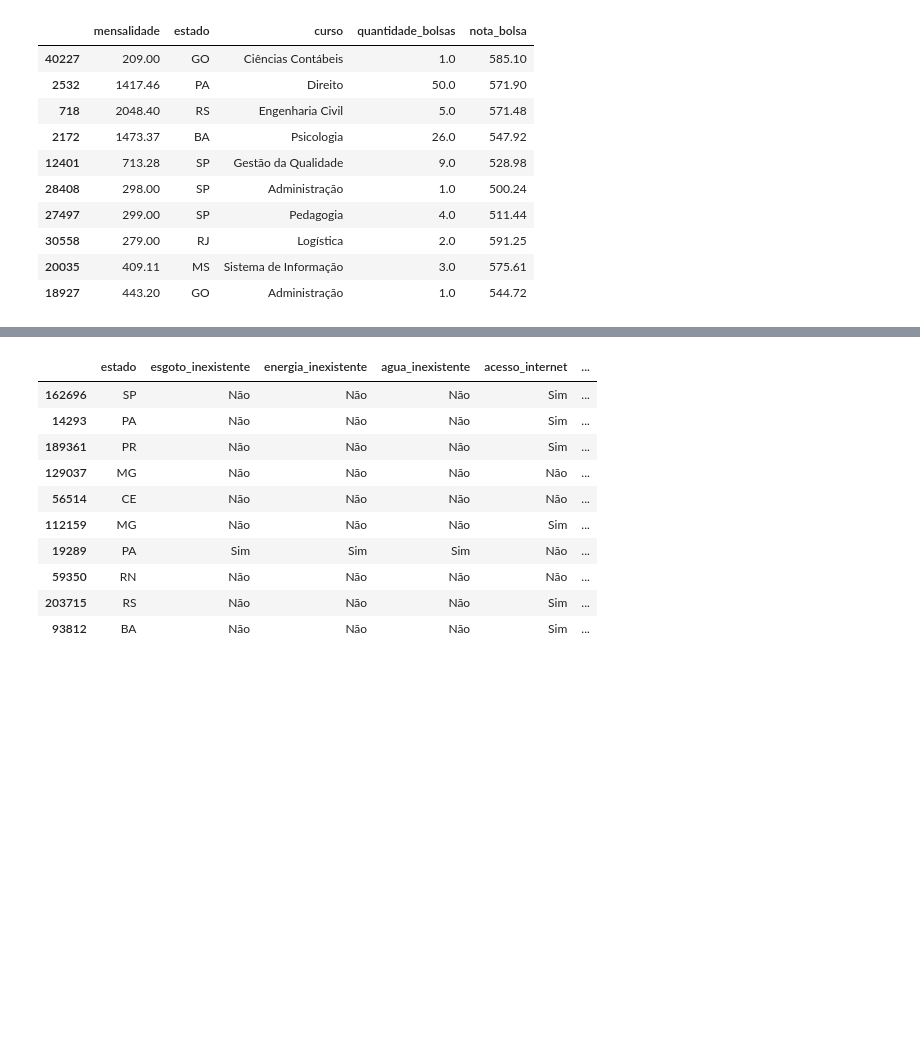
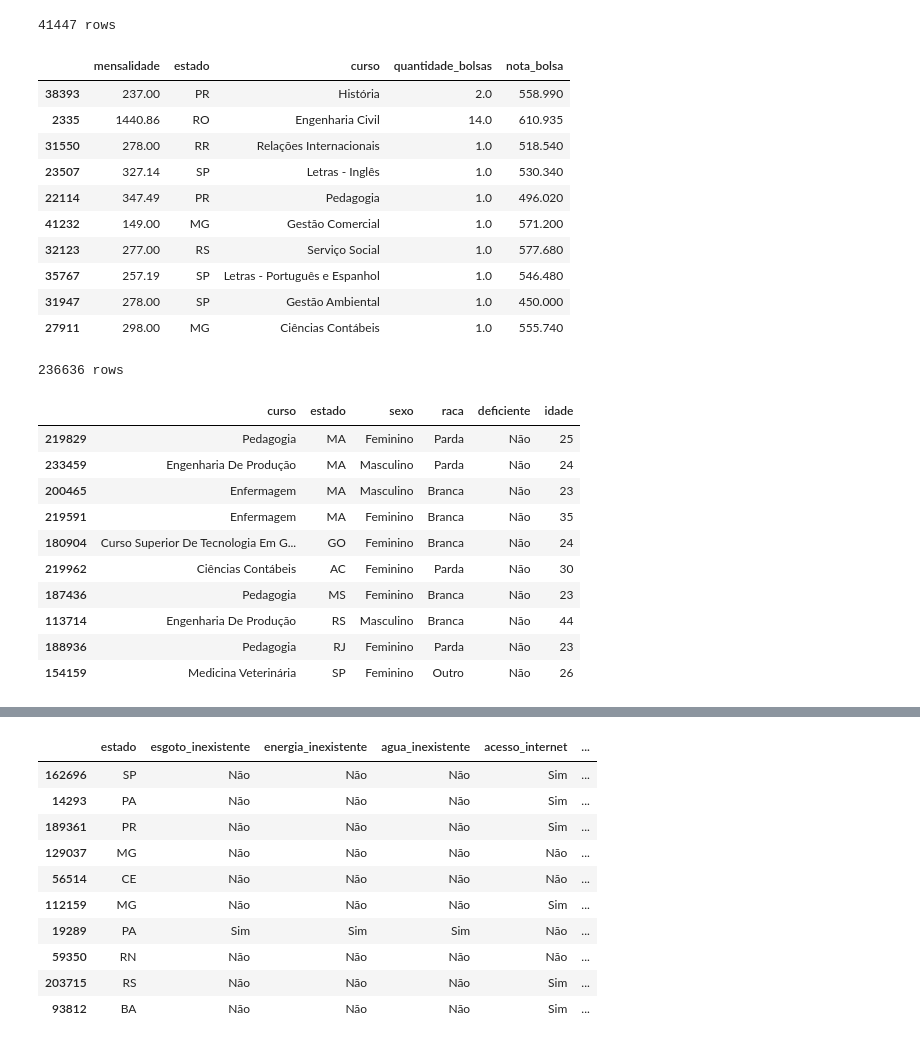
Before and after one commit to felipe-dias-azevedo/grupo-g2-pi-2022, a Jupyter notebook: PYSPARK-SPRINT-3/main.ipynb, the cells around one changed output, grey strips where cells are left out. Saved outputs shown, nothing was run; the diff lists cells and outputs as text; code cells hidden in the pictures; blank space fills up the shorter version.

```diff
--- a/PYSPARK-SPRINT-3/main.ipynb
+++ b/PYSPARK-SPRINT-3/main.ipynb
@@ -33,16 +34,45 @@ prouni = pd.DataFrame({
     'nota_bolsa': nota_bolsa
 })
 #geralprouni.head(5)
+print(prouni.__len__(), "rows")
 prouni.sample(n=10)
 # %% [output]
+41447 rows
 |  | mensalidade | estado | curso | quantidade_bolsas | nota_bolsa |
-| 40227 | 209.00 | GO | Ciências Contábeis | 1.0 | 585.10 |
-| 2532 | 1417.46 | PA | Direito | 50.0 | 571.90 |
-| 718 | 2048.40 | RS | Engenharia Civil | 5.0 | 571.48 |
-| 2172 | 1473.37 | BA | Psicologia | 26.0 | 547.92 |
-| 12401 | 713.28 | SP | Gestão da Qualidade | 9.0 | 528.98 |
-| 28408 | 298.00 | SP | Administração | 1.0 | 500.24 |
-| 27497 | 299.00 | SP | Pedagogia | 4.0 | 511.44 |
-| 30558 | 279.00 | RJ | Logística | 2.0 | 591.25 |
-| 20035 | 409.11 | MS | Sistema de Informação | 3.0 | 575.61 |
-| 18927 | 443.20 | GO | Administração | 1.0 | 544.72 |
+| 38393 | 237.00 | PR | História | 2.0 | 558.990 |
+| 2335 | 1440.86 | RO | Engenharia Civil | 14.0 | 610.935 |
+| 31550 | 278.00 | RR | Relações Internacionais | 1.0 | 518.540 |
+| 23507 | 327.14 | SP | Letras - Inglês | 1.0 | 530.340 |
+| 22114 | 347.49 | PR | Pedagogia | 1.0 | 496.020 |
+| 41232 | 149.00 | MG | Gestão Comercial | 1.0 | 571.200 |
+| 32123 | 277.00 | RS | Serviço Social | 1.0 | 577.680 |
+| 35767 | 257.19 | SP | Letras - Português e Espanhol | 1.0 | 546.480 |
+| 31947 | 278.00 | SP | Gestão Ambiental | 1.0 | 450.000 |
+| 27911 | 298.00 | MG | Ciências Contábeis | 1.0 | 555.740 |
+# %%
+addprouni = pd.read_json("pure_data/prouni.json")
+
+adicionalprouni = pd.DataFrame({
+    'curso': addprouni['NOME_CURSO_BOLSA'],
+    'estado': addprouni['SIGLA_UF_BENEFICIARIO_BOLSA'],
+    'sexo': addprouni['SEXO_BENEFICIARIO_BOLSA'].map(lambda sexo: 'Masculino' if sexo == 'M' else 'Feminino'),
+    'raca': addprouni['RACA_BENEFICIARIO_BOLSA'].map(lambda raca: 'Outro' if raca not in ['Parda', 'Branca', 'Preta'] else raca),
+    'deficiente': addprouni['BENEFICIARIO_DEFICIENTE_FISICO'].map(lambda deficiente: 'Sim' if deficiente == 'S' else 'Não'),
+    'idade': addprouni['DT_NASCIMENTO_BENEFICIARIO'].map(procdata.get_age_from_birthdate)
+})
+#addprouni.head(3)
+print(adicionalprouni.__len__(), "rows")
+adicionalprouni.sample(n=10)
+# %% [output]
+236636 rows
+|  | curso | estado | sexo | raca | deficiente | idade |
+| 219829 | Pedagogia | MA | Feminino | Parda | Não | 25 |
+| 233459 | Engenharia De Produção | MA | Masculino | Parda | Não | 24 |
+| 200465 | Enfermagem | MA | Masculino | Branca | Não | 23 |
+| 219591 | Enfermagem | MA | Feminino | Branca | Não | 35 |
+| 180904 | Curso Superior De Tecnologia Em G... | GO | Feminino | Branca | Não | 24 |
+| 219962 | Ciências Contábeis | AC | Feminino | Parda | Não | 30 |
+| 187436 | Pedagogia | MS | Feminino | Branca | Não | 23 |
+| 113714 | Engenharia De Produção | RS | Masculino | Branca | Não | 44 |
+| 188936 | Pedagogia | RJ | Feminino | Parda | Não | 23 |
+| 154159 | Medicina Veterinária | SP | Feminino | Outro | Não | 26 |
```
Also changed, not shown: parts of 6 cells of this notebook, 2 other files.
